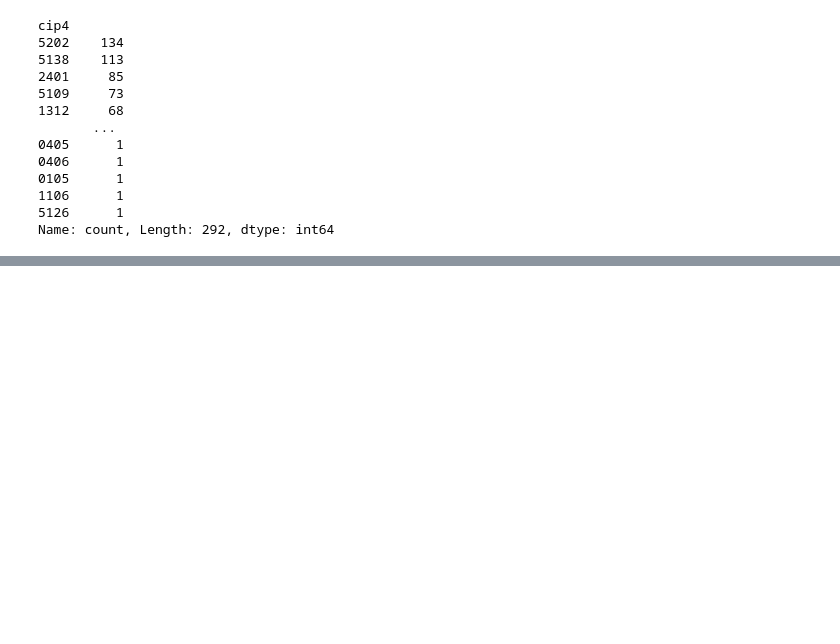
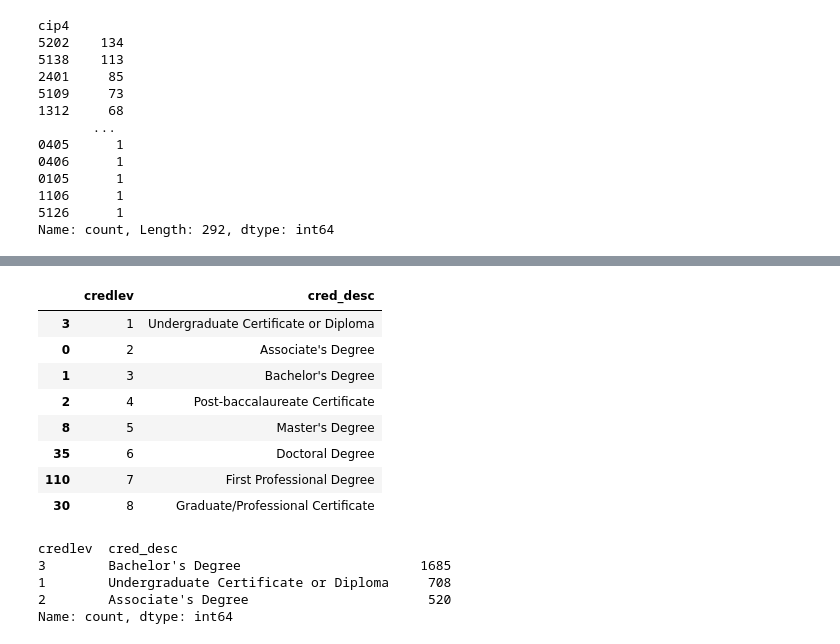
Before and after one commit to DSVaughan266/capstone_da16_python, a Jupyter notebook: notebooks/cap_scorecard.ipynb, the cells around one changed output, grey strips where cells are left out. Drawn from its saved outputs; the diff is of its cells as text; code cells hidden in the pictures; blank space fills up the shorter version.

```diff
--- a/notebooks/cap_scorecard.ipynb
+++ b/notebooks/cap_scorecard.ipynb
@@ -3,7 +3,7 @@ import pandas as pd
 import re
 # %%
 # Load College Scorecard Field of Study data
-scorecard_fos = pd.read_csv(r"C:\capstone_data\raw\Most-Recent-Cohorts-Field-of-Study.csv")
-
+scorecard_fos = pd.read_csv(r"..\data\raw\Most-Recent-Cohorts-Field-of-Study.csv")
+#scorecard_fos = pd.read_csv(C:\Users\sigep\OneDrive\Documents\My Repos\capstone_da16_python\data\raw")
 # Load College Scorecard Institution Level data
-scorecard_il = pd.read_csv(r"C:\capstone_data\raw\Most-Recent-Cohorts-Institution.csv")
+scorecard_il = pd.read_csv(r"..\data\raw\Most-Recent-Cohorts-Institution.csv")
@@ -77,6 +109,7 @@ scorecard_il_clean = scorecard_il[[
     ,"STABBR"
     ,"CONTROL"
     ,"COSTT4_A"
+    ,"COSTT4_P"
     ,"NPT4_PUB"
     ,"NPT4_PRIV"
 ]].copy()
@@ -86,7 +119,8 @@ scorecard_il_clean.rename(columns={
     "UNITID" : "unitid"
     ,"STABBR" : "state"
     ,"CONTROL" : "control"
-    ,"COSTT4_A" : "avg_annual_cost"
+    ,"COSTT4_A" : "avg_annual_tuition_housing"
+    ,"COSTT4_P" : "avg_annual_tuition"
     ,"NPT4_PUB" : "avg_net_price_pub"
     ,"NPT4_PRIV" : "avg_net_price_priv"
 }, inplace = True)
@@ -428,0 +477,21 @@ Name: count, Length: 292, dtype: int64
+# %%
+scorecard_tn[['credlev', 'cred_desc']].drop_duplicates().sort_values('credlev')
+# %% [output]
+|  | credlev | cred_desc |
+| 3 | 1 | Undergraduate Certificate or Diploma |
+| 0 | 2 | Associate's Degree |
+| 1 | 3 | Bachelor's Degree |
+| 2 | 4 | Post-baccalaureate Certificate |
+| 8 | 5 | Master's Degree |
+| 35 | 6 | Doctoral Degree |
+| 110 | 7 | First Professional Degree |
+| 30 | 8 | Graduate/Professional Certificate |
+# %%
+scorecard_tn = scorecard_tn[scorecard_tn["credlev"].isin([1, 2, 3])].copy()
+scorecard_tn[["credlev", "cred_desc"]].value_counts()
+# %% [output]
+credlev  cred_desc
+3        Bachelor's Degree                       1685
+1        Undergraduate Certificate or Diploma     708
+2        Associate's Degree                       520
+Name: count, dtype: int64
```
Also changed, not shown: parts of 8 cells of this notebook, 3 other files.
